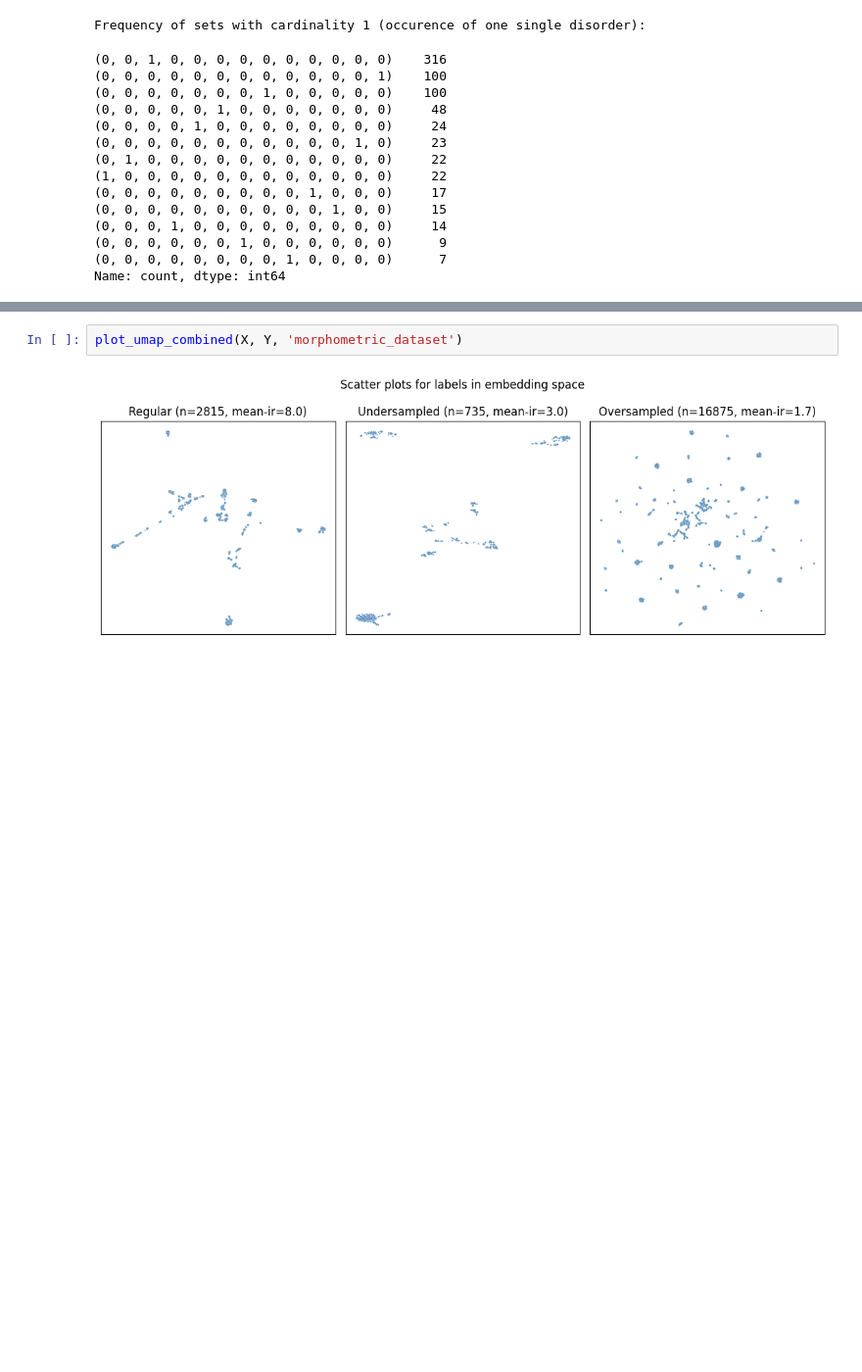
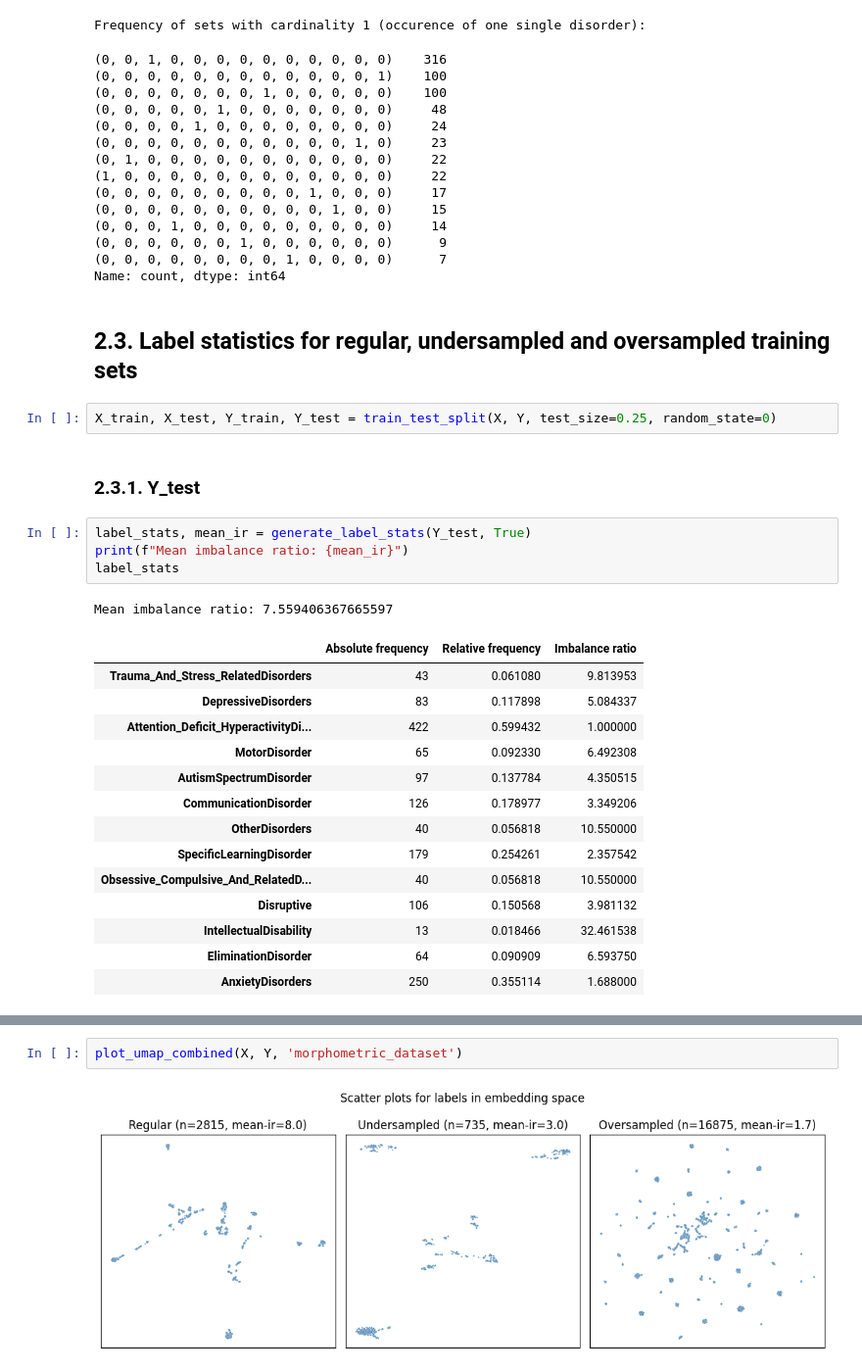
Before and after one commit to damian-jazz/comorbidity_prediction, a Jupyter notebook: data_inspection.ipynb, the cells around one changed output, grey strips where cells are left out. Shown: that part at 98% size. Saved outputs shown, nothing was run; the diff lists cells and outputs as text; blank space fills up the shorter version.

Commit message:
Add label imbalance stats

```diff
--- a/data_inspection.ipynb
+++ b/data_inspection.ipynb
@@ -113,3 +115,29 @@ Frequency of sets with cardinality 1 (occurence of one single disorder):
 (0, 0, 0, 0, 0, 0, 1, 0, 0, 0, 0, 0, 0)      9
 (0, 0, 0, 0, 0, 0, 0, 0, 1, 0, 0, 0, 0)      7
 Name: count, dtype: int64
+# %% [markdown]
+## 2.3. Label statistics for regular, undersampled and oversampled training sets
+# %%
+X_train, X_test, Y_train, Y_test = train_test_split(X, Y, test_size=0.25, random_state=0)
+# %% [markdown]
+### 2.3.1. Y_test
+# %%
+label_stats, mean_ir = generate_label_stats(Y_test, True)
+print(f"Mean imbalance ratio: {mean_ir}")
+label_stats
+# %% [output]
+Mean imbalance ratio: 7.559406367665597
+|  | Absolute frequency | Relative frequency | Imbalance ratio |
+| Trauma_And_Stress_RelatedDisorders | 43 | 0.061080 | 9.813953 |
+| DepressiveDisorders | 83 | 0.117898 | 5.084337 |
+| Attention_Deficit_HyperactivityDi... | 422 | 0.599432 | 1.000000 |
+| MotorDisorder | 65 | 0.092330 | 6.492308 |
+| AutismSpectrumDisorder | 97 | 0.137784 | 4.350515 |
+| CommunicationDisorder | 126 | 0.178977 | 3.349206 |
+| OtherDisorders | 40 | 0.056818 | 10.550000 |
+| SpecificLearningDisorder | 179 | 0.254261 | 2.357542 |
+| Obsessive_Compulsive_And_RelatedD... | 40 | 0.056818 | 10.550000 |
+| Disruptive | 106 | 0.150568 | 3.981132 |
+| IntellectualDisability | 13 | 0.018466 | 32.461538 |
+| EliminationDisorder | 64 | 0.090909 | 6.593750 |
+| AnxietyDisorders | 250 | 0.355114 | 1.688000 |
```
Also changed, not shown: parts of 8 cells of this notebook.
